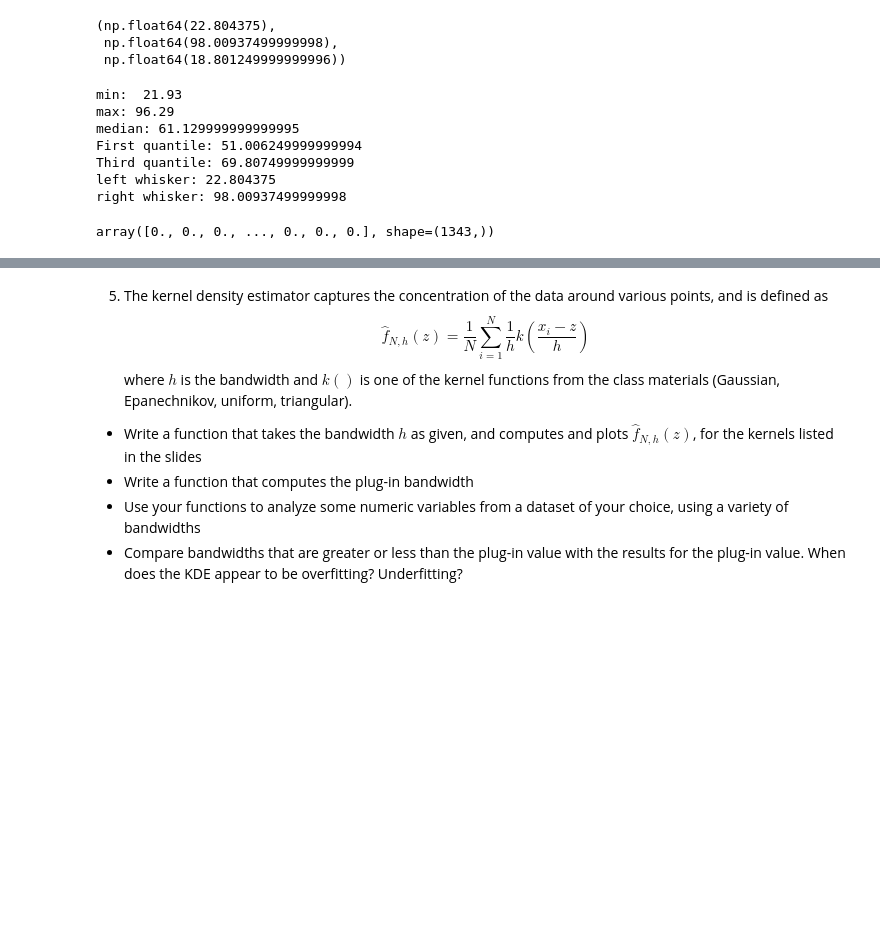
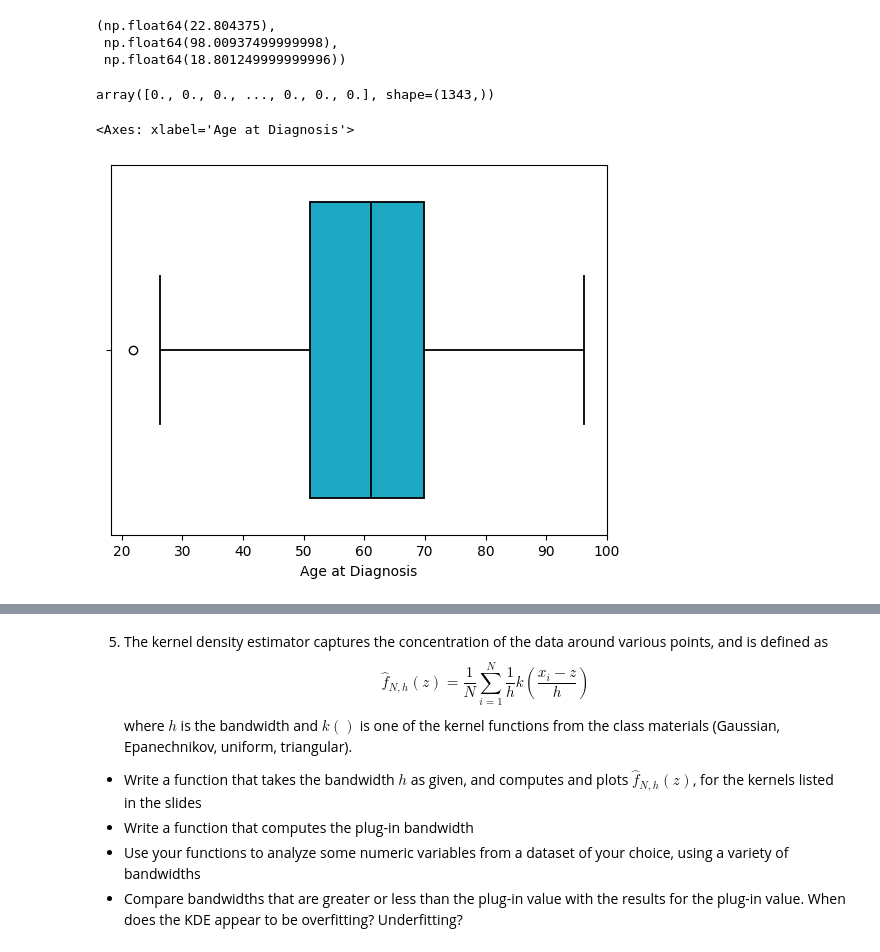
Before and after one commit to oof6/Assignment1UU, a Jupyter notebook: assignment_2-3.ipynb, the cells around one changed output, grey strips where cells are left out. Drawn from its saved outputs; the diff is of its cells as text; code cells hidden in the pictures; blank space fills up the shorter version.

```diff
--- a/assignment_2-3.ipynb
+++ b/assignment_2-3.ipynb
@@ -261,23 +263,13 @@ def summary(dfC):
     #whiskers
     left_whisk, right_whisk, x= IQR(dfC)
     #return min, max, Q1, Q3, med, left_whisk, right_whisk
+    print("left whisker:", left_whisk)
     print("min: ", min )
+    print("First quantile:",Q1)
+    print("median:", med)
+    print("Third quantile:",Q3)
     print("max:", max)
-    print("median:", med)
-    print("First quantile:",Q1)
-    print("Third quantile:",Q3)
-    print("left whisker:", left_whisk)
     print("right whisker:", right_whisk)
-
-summary(df['Age at Diagnosis'])
-# %% [output]
-min:  21.93
-max: 96.29
-median: 61.129999999999995
-First quantile: 51.006249999999994
-Third quantile: 69.80749999999999
-left whisker: 22.804375
-right whisker: 98.00937499999998
 # %%
 def outliers(dfC):
     left_whisk, right_whisk, b= IQR(dfC)
@@ -292,3 +284,8 @@ def outliers(dfC):
 outliers(df['Age at Diagnosis'])
 # %% [output]
 array([0., 0., 0., ..., 0., 0., 0.], shape=(1343,))
+# %%
+sns.boxplot(df['Age at Diagnosis'],orient='h', color= '#04BADE', linewidth=1.3,linecolor='black')
+# %% [output]
+<Axes: xlabel='Age at Diagnosis'>
+[figure, added]
```
Also changed, not shown: parts of 5 cells of this notebook.
